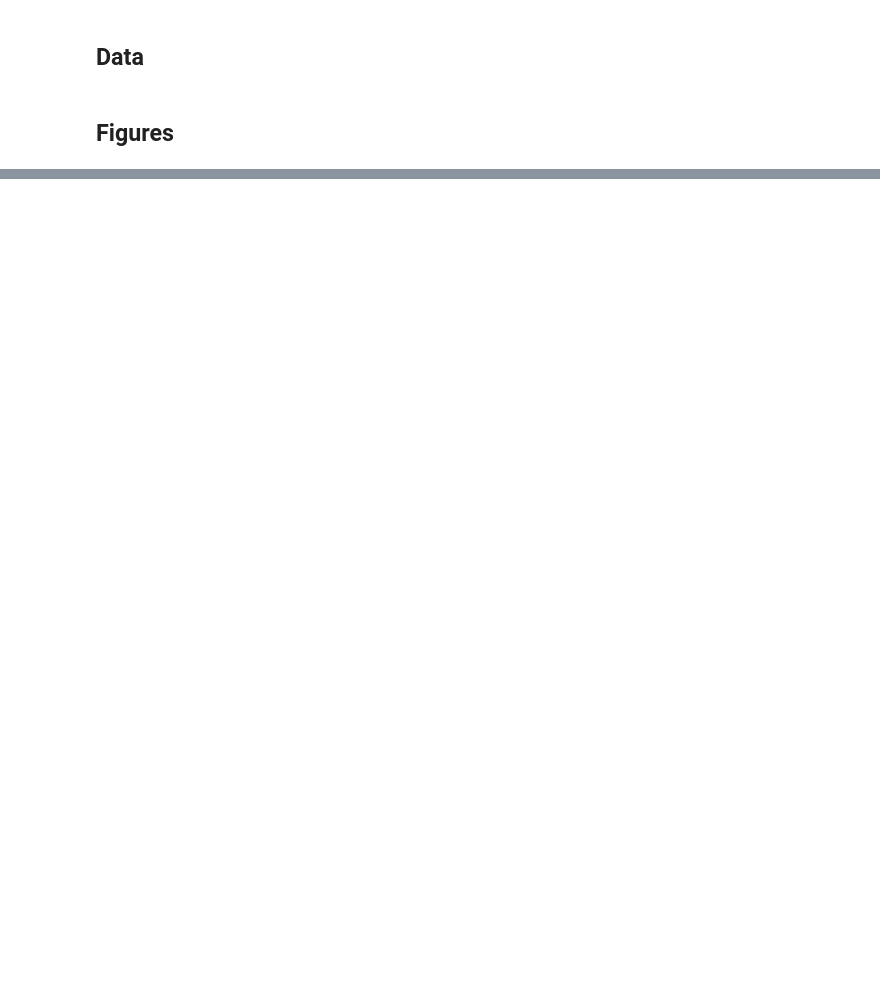
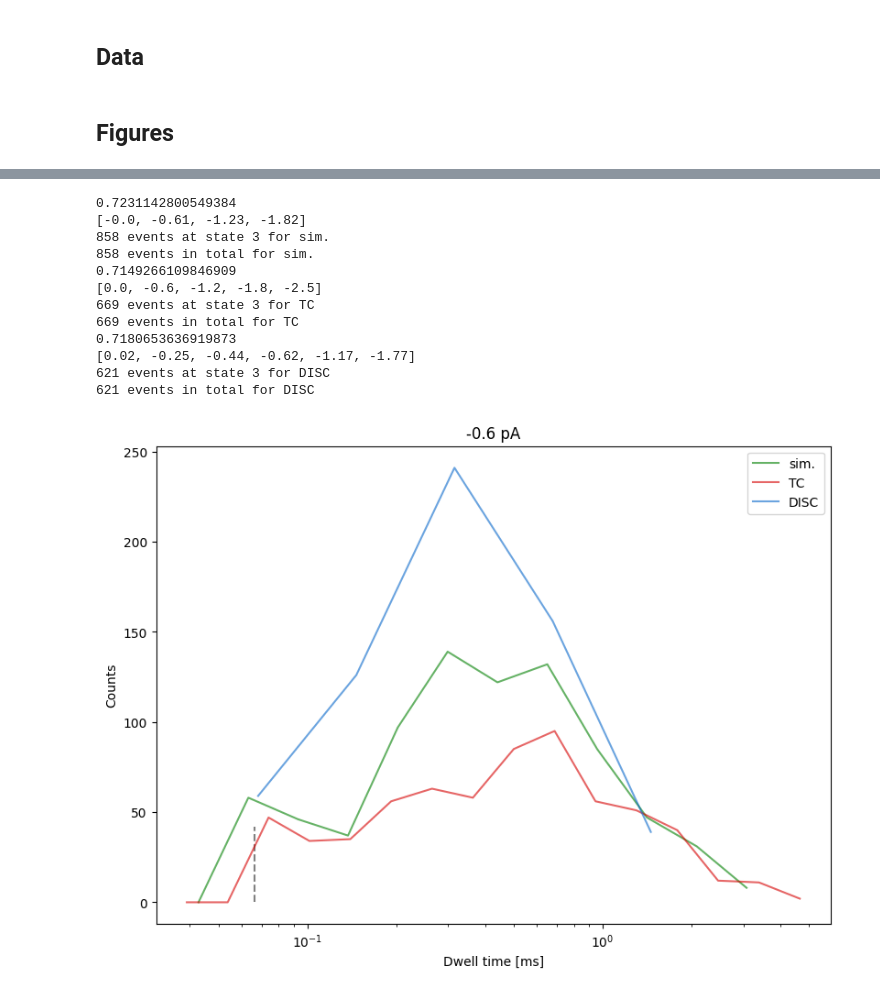
Before and after one commit to eckuru/BSMBC-Idealization-2024, a Jupyter notebook: idealizations.ipynb, the cells around one changed output, grey strips where cells are left out. Drawn from its saved outputs; the diff is of its cells as text; code cells hidden in the pictures; blank space fills up the shorter version.

```diff
--- a/idealizations.ipynb
+++ b/idealizations.ipynb
@@ -1119,8 +52,0 @@ Q = np.load(f"{denemeDir}Q.npy")
-# %%
-Imacro = macroscopics(Q, glist, N=100)
-t = np.linspace(0,1, 1000)
-ilist = [Imacro(ti) for ti in t]
-plt.plot(t, ilist)
-ilist[-1]
-Imacro(t[0])
-plt.xlabel
@@ -1144,0 +240,20 @@ glistb = np.array([40, 50, 0, 0, 0]) * 1e-12
+# %%
+s = 1
+dwell_times_figure(
+    gt, trace, samplerate, tc_amplitudes, 5e3,
+    0.13*1e-3, fit, 3
+)
+# %% [output]
+0.7231142800549384
+[-0.0, -0.61, -1.23, -1.82]
+858 events at state 3 for sim.
+858 events in total for sim.
+0.7149266109846909
+[0.0, -0.6, -1.2, -1.8, -2.5]
+669 events at state 3 for TC
+669 events in total for TC
+0.7180653636919873
+[0.02, -0.25, -0.44, -0.62, -1.17, -1.77]
+621 events at state 3 for DISC
+621 events in total for DISC
+[figure, added]
```
Also changed, not shown: parts of 59 cells of this notebook, 3 other files.
